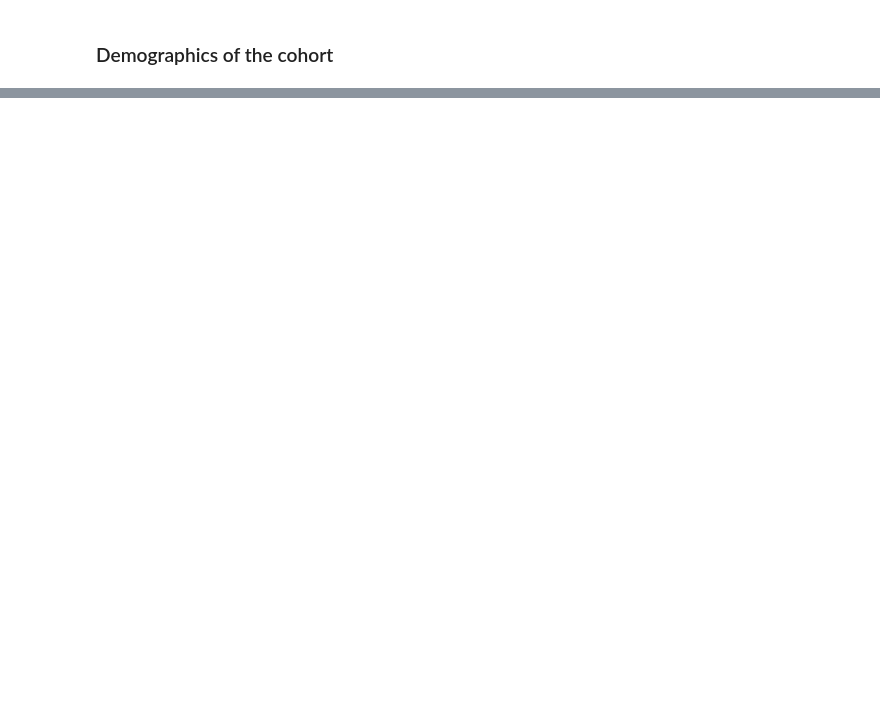
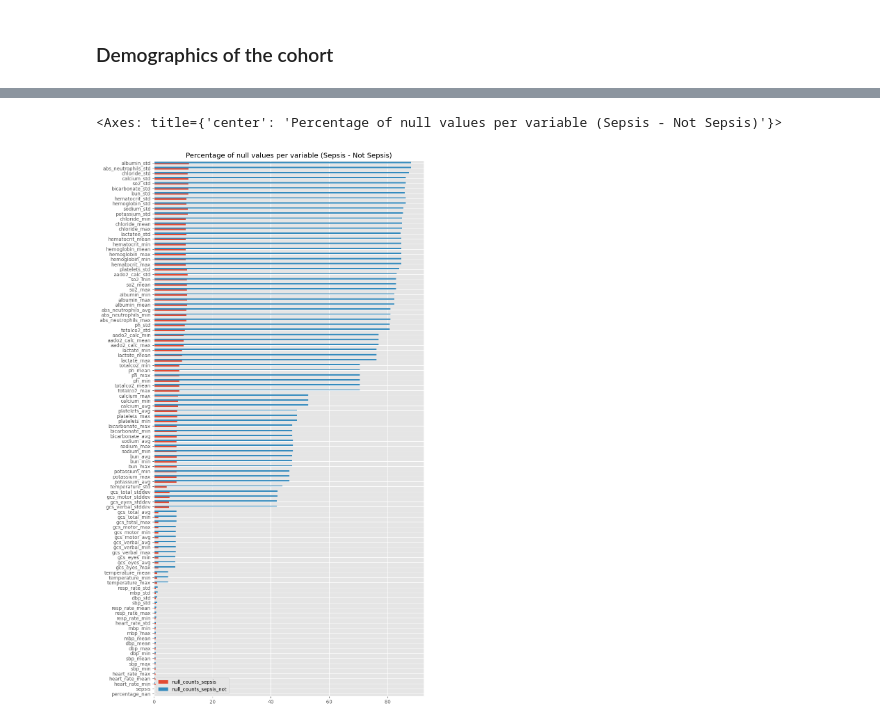
Before and after one commit to cdboer/kp-medizinische-informatik-ss23, a Jupyter notebook: eda/eda.ipynb, the cells around one changed output, grey strips where cells are left out. Drawn from its saved outputs; the diff is of its cells as text; code cells hidden in the pictures; blank space fills up the shorter version.

```diff
--- a/eda/eda.ipynb
+++ b/eda/eda.ipynb
@@ -1015,0 +1048,23 @@ Name: proportion, dtype: float64
+# %%
+# Calculate percentage of NaN values in each row
+df['percentage_nan'] = df.isnull().mean(axis=1)
+
+# Print the average percentage of NaN values per row
+print(f"Average percentage of NaN values per row: {df['percentage_nan'].mean() * 100:.2f}%")
+
+# Now filter the DataFrame based on this percentage:
+threshold = 0.2  # Set your threshold
+df_filtered = df[df['percentage_nan'] <= threshold]
+
+# If you want to drop the 'percentage_nan' column after the filtering
+df_filtered = df_filtered.drop(columns=['percentage_nan'])
+
+# Calc percentage of null values per column
+null_values_per_column = df_filtered.isnull().mean() * 100
+# Order columns by percentage of null values
+null_values_per_column = null_values_per_column.sort_values(ascending=False)
+# Print the 20 columns with the highest percentage of null values
+print(null_values_per_column[:20])
+
+# How many rows are left?
+print(f"Number of rows left: {len(df_filtered)}")
@@ -1015,0 +1089,21 @@ Name: proportion, dtype: float64
+# %%
+# Count number of null values per column, i.e. per variable
+null_counts_sepsis = df[df["sepsis"] == 1].isnull().sum(axis=0).to_frame(name="null_counts")
+null_counts_sepsis_not = df[df["sepsis"] == 0].isnull().sum(axis=0).to_frame(name="null_counts")
+
+# Divide by number of rows to get percentage of null values per column, i.e. per variable
+# (We use the number of overall rows to obtain the percentage of null values per column, not the number of rows where sepsis == 1 or sepsis == 0)
+null_counts_sepsis = (null_counts_sepsis / df.shape[0]) * 100
+null_counts_sepsis_not = (null_counts_sepsis_not / df.shape[0]) * 100
+
+# Join null_counts_sepsis and null_counts_sepsis_not to plot them in one plot
+null_counts_sepsis = null_counts_sepsis.join(null_counts_sepsis_not, lsuffix="_sepsis", rsuffix="_sepsis_not")
+
+# Calculate the sum of null_counts_sepsis and null_counts_sepsis_not
+null_counts_sepsis["sum"] = null_counts_sepsis["null_counts_sepsis"] + null_counts_sepsis["null_counts_sepsis_not"]
+
+# Do not display sum in bar chart, but sort by sum
+null_counts_sepsis.sort_values(by="sum", ascending=True).drop("sum", axis=1).plot.barh(figsize=(10, 20), title="Percentage of null values per variable (Sepsis - Not Sepsis)")
+# %% [output]
+<Axes: title={'center': 'Percentage of null values per variable (Sepsis - Not Sepsis)'}>
+[figure, added]
```
Also changed, not shown: parts of 5 cells of this notebook.
